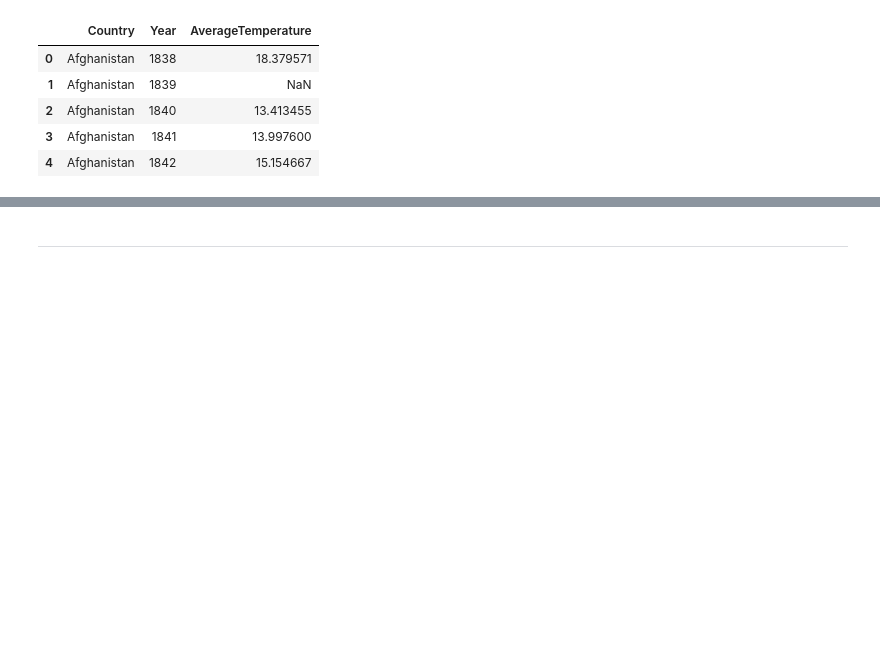
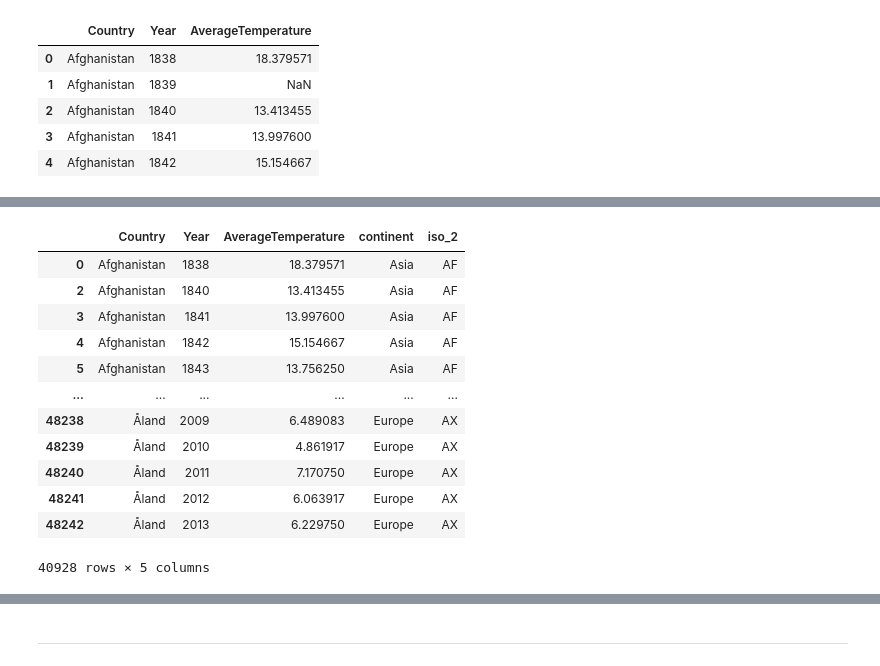
Before and after one commit to ArisMei/Beg-python-project, a Jupyter notebook: analysis/project-notebook-12.ipynb, the cells around one changed output, grey strips where cells are left out. Saved outputs shown, nothing was run; the diff lists cells and outputs as text; code cells hidden in the pictures; blank space fills up the shorter version.

```diff
--- a/analysis/project-notebook-12.ipynb
+++ b/analysis/project-notebook-12.ipynb
@@ -75,0 +85,15 @@ df_year_temp.head()
+# %%
+# Creating name to continent code mapper dict
+country_name_to_continent_code = {}
+country_name_to_country_code = {}
+for country in unique_countries:
+    try:
+        # Pulling country code
+        country_code = pycountry.countries.search_fuzzy(country)[0].alpha_2
+
+        # Pulling continent name
+        country_name_to_country_code[country] = country_code
+        country_name_to_continent_code[country] = pc.country_alpha2_to_continent_code(country_code)
+
+    except LookupError:
+        print(f'Could not find matching ISO2 for country "{country}".')
@@ -75,0 +118,4 @@ df_year_temp.head()
+# %%
+# Let's see how many unique continent codes we can find
+continent_codes = sorted(list({v for _, v in country_name_to_continent_code.items()}))
+continent_codes
@@ -75,0 +124,6 @@ df_year_temp.head()
+# %%
+# Mapping continent codes to continent names
+continent_names = 'Africa Antarctica Asia Europe North_America Oceania South_America'.split()
+
+continent_mapper = dict(zip(continent_codes, continent_names))
+continent_mapper
@@ -75,0 +160,19 @@ df_year_temp.head()
+# %%
+# Applying mappings to land temperature dataset
+df_year_temp = df_year_temp.assign(continent = lambda x: x.Country.map(country_name_to_continent_name),
+                                   iso_2 = lambda x: x.Country.map(country_name_to_country_code))
+df_year_temp.dropna()
+# %% [output]
+|  | Country | Year | AverageTemperature | continent | iso_2 |
+| 0 | Afghanistan | 1838 | 18.379571 | Asia | AF |
+| 2 | Afghanistan | 1840 | 13.413455 | Asia | AF |
+| 3 | Afghanistan | 1841 | 13.997600 | Asia | AF |
+| 4 | Afghanistan | 1842 | 15.154667 | Asia | AF |
+| 5 | Afghanistan | 1843 | 13.756250 | Asia | AF |
+| ... | ... | ... | ... | ... | ... |
+| 48238 | Åland | 2009 | 6.489083 | Europe | AX |
+| 48239 | Åland | 2010 | 4.861917 | Europe | AX |
+| 48240 | Åland | 2011 | 7.170750 | Europe | AX |
+| 48241 | Åland | 2012 | 6.063917 | Europe | AX |
+| 48242 | Åland | 2013 | 6.229750 | Europe | AX |
+40928 rows × 5 columns
```
Also changed, not shown: parts of 19 cells of this notebook.
